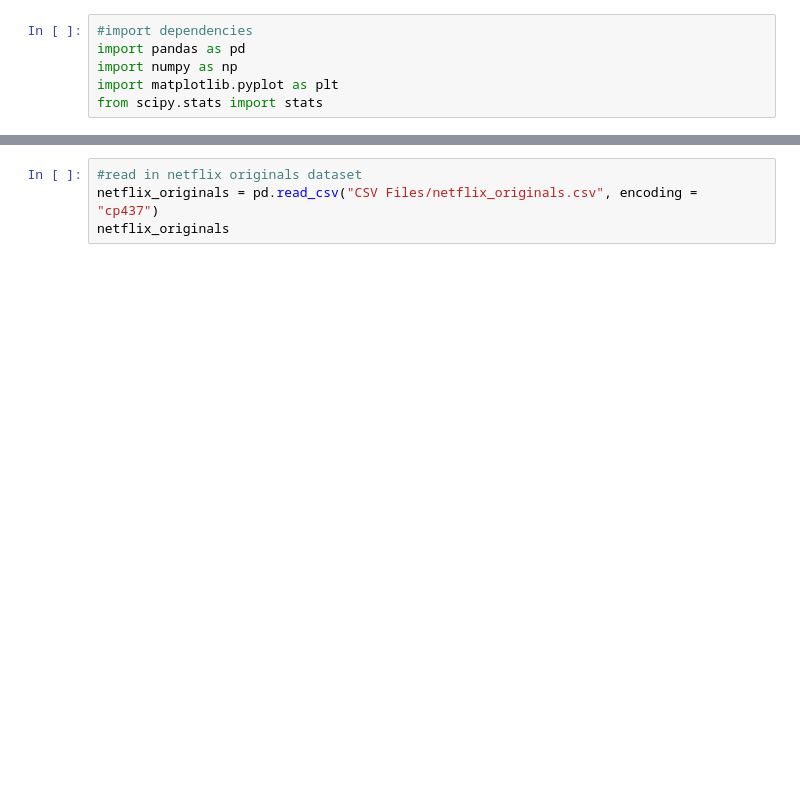
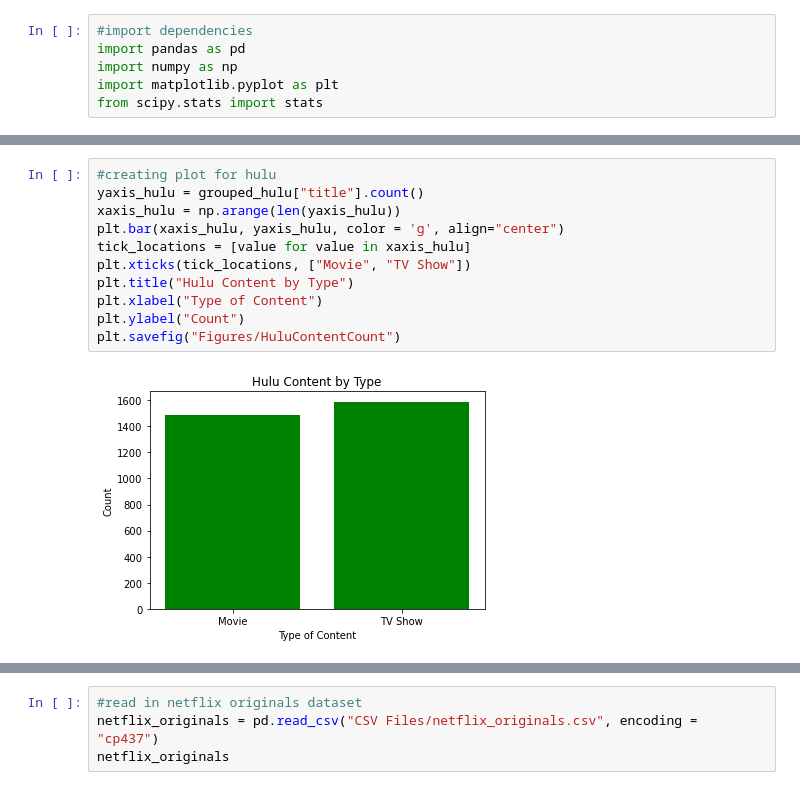
Before and after one commit to yuthegreat1/GroupProject, a Jupyter notebook: Statistical Analysis.ipynb, the cells around one changed output, grey strips where cells are left out. Cells and saved outputs as stored; diff of their text form; blank space fills up the shorter version.

```diff
--- a/Statistical Analysis.ipynb
+++ b/Statistical Analysis.ipynb
@@ -6,0 +81,13 @@ from scipy.stats import stats
+# %%
+#creating plot for hulu
+yaxis_hulu = grouped_hulu["title"].count()
+xaxis_hulu = np.arange(len(yaxis_hulu))
+plt.bar(xaxis_hulu, yaxis_hulu, color = 'g', align="center")
+tick_locations = [value for value in xaxis_hulu]
+plt.xticks(tick_locations, ["Movie", "TV Show"])
+plt.title("Hulu Content by Type")
+plt.xlabel("Type of Content")
+plt.ylabel("Count")
+plt.savefig("Figures/HuluContentCount")
+# %% [output]
+[figure, added]
```
Also changed, not shown: parts of 33 cells of this notebook, 8 other files.
